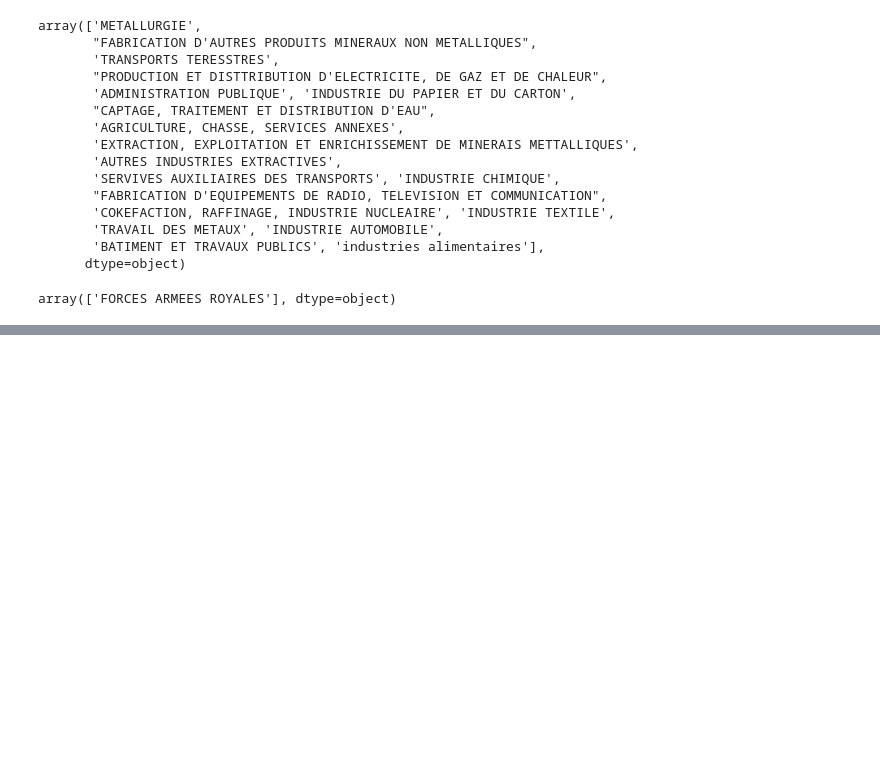
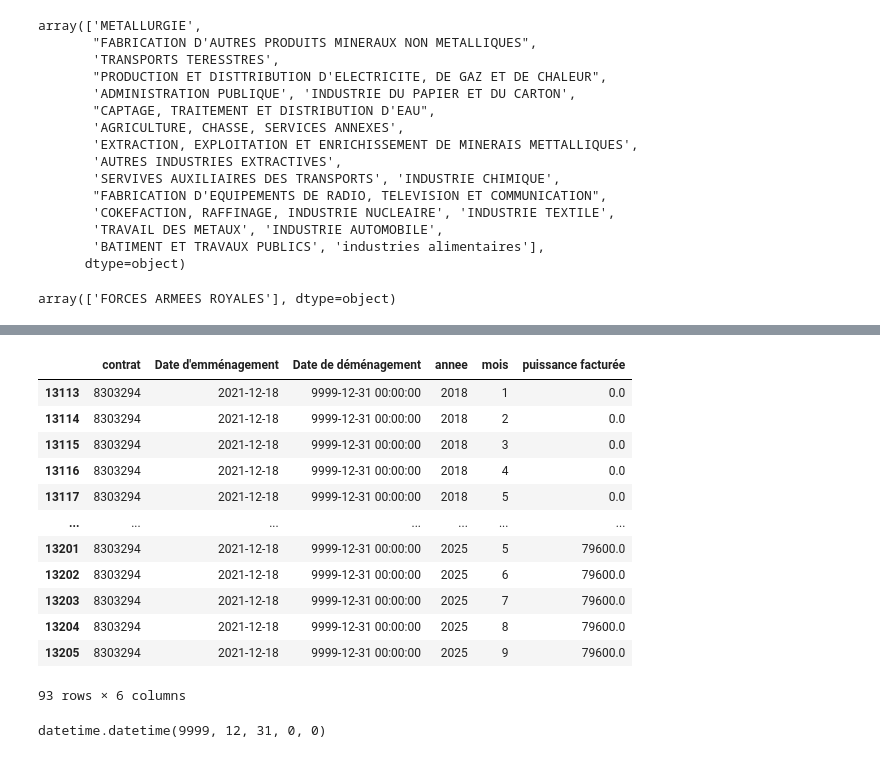
Before and after one commit to eniafou/onee, a Jupyter notebook: notebooks/analyse_4.ipynb, the cells around one changed output, grey strips where cells are left out. Drawn from its saved outputs; the diff is of its cells as text; code cells hidden in the pictures; blank space fills up the shorter version.

```diff
--- a/notebooks/analyse_4.ipynb
+++ b/notebooks/analyse_4.ipynb
@@ -365,0 +798,13 @@ with open(PROJECT_ROOT / r"outputs_cd\all_results_partenaires_s4.pkl", "rb") as
+# %%
+new_mapping = {
+    5729390: 6447659,
+    5731079: 6457296,
+    5741477: 6434280,
+    6192130: 6457387,
+    6160312: 6457370,
+    217176: 6500531,
+    217169: 8192392,
+    5331362: 9236601
+}
+# %%
+wide.replace(new_mapping, inplace=True)
@@ -365,0 +827,16 @@ with open(PROJECT_ROOT / r"outputs_cd\all_results_partenaires_s4.pkl", "rb") as
+# %%
+wide[wide["contrat"] == 8303294]
+# %% [output]
+|  | contrat | Date d'emménagement | Date de déménagement | annee | mois | puissance facturée |
+| 13113 | 8303294 | 2021-12-18 | 9999-12-31 00:00:00 | 2018 | 1 | 0.0 |
+| 13114 | 8303294 | 2021-12-18 | 9999-12-31 00:00:00 | 2018 | 2 | 0.0 |
+| 13115 | 8303294 | 2021-12-18 | 9999-12-31 00:00:00 | 2018 | 3 | 0.0 |
+| 13116 | 8303294 | 2021-12-18 | 9999-12-31 00:00:00 | 2018 | 4 | 0.0 |
+| 13117 | 8303294 | 2021-12-18 | 9999-12-31 00:00:00 | 2018 | 5 | 0.0 |
+| ... | ... | ... | ... | ... | ... | ... |
+| 13201 | 8303294 | 2021-12-18 | 9999-12-31 00:00:00 | 2025 | 5 | 79600.0 |
+| 13202 | 8303294 | 2021-12-18 | 9999-12-31 00:00:00 | 2025 | 6 | 79600.0 |
+| 13203 | 8303294 | 2021-12-18 | 9999-12-31 00:00:00 | 2025 | 7 | 79600.0 |
+| 13204 | 8303294 | 2021-12-18 | 9999-12-31 00:00:00 | 2025 | 8 | 79600.0 |
+| 13205 | 8303294 | 2021-12-18 | 9999-12-31 00:00:00 | 2025 | 9 | 79600.0 |
+93 rows × 6 columns
@@ -365,0 +860,4 @@ with open(PROJECT_ROOT / r"outputs_cd\all_results_partenaires_s4.pkl", "rb") as
+# %%
+safe_parse_date("9999-12-31 00:00:00")
+# %% [output]
+datetime.datetime(9999, 12, 31, 0, 0)
```
Also changed, not shown: parts of 40 cells of this notebook, 10 other files.
